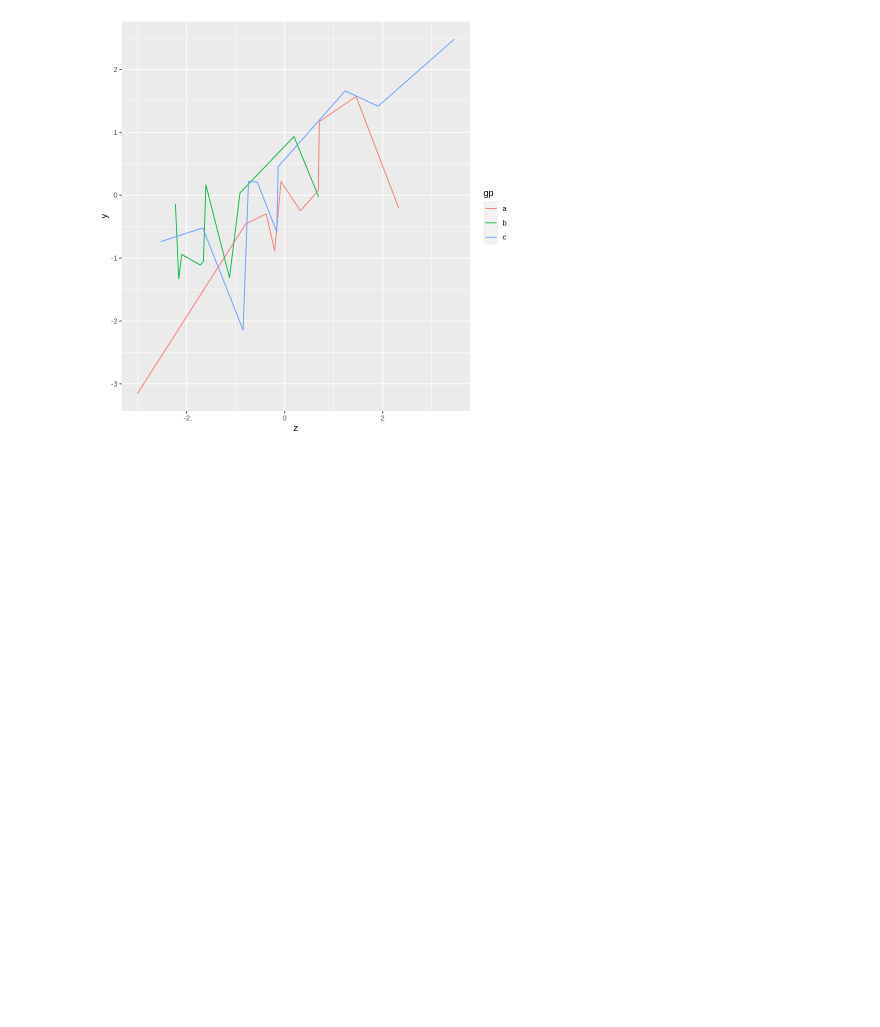
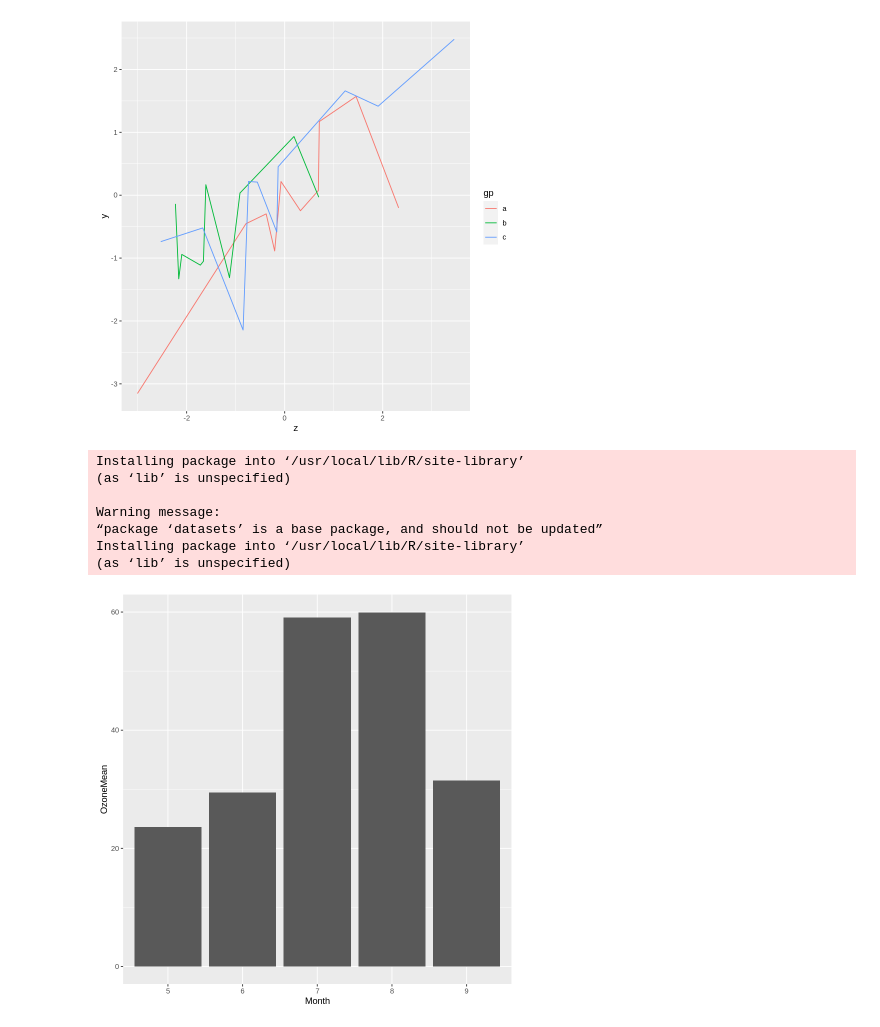
Before and after one commit to della0418/bigdata, a Jupyter notebook: 0420期中考.ipynb, the cells around one changed output. Cells and saved outputs as stored; diff of their text form; code cells hidden in the pictures; blank space fills up the shorter version.

```diff
--- a/0420期中考.ipynb
+++ b/0420期中考.ipynb
@@ -100,3 +100,22 @@ ggplot(NBA1617,aes(x=z,y=y,color=gp))+geom_line()
 # %% [output]
 [figure]
 [figure]
+# %%
+install.packages("datasets")
+install.packages("data.table")
+
+library(datasets)
+library(data.table)
+airquality$Month<-as.factor(airquality$Month)
+airquality.mean<-data.table(airquality)[,.(OzoneMean=mean(Ozone,na.rm = T)),by=Month]
+ggplot()+geom_bar(data=airquality.mean,aes(x=Month,y=OzoneMean),
+         stat = "identity")
+# %% [output]
+Installing package into ‘/usr/local/lib/R/site-library’
+(as ‘lib’ is unspecified)
+
+Warning message:
+“package ‘datasets’ is a base package, and should not be updated”
+Installing package into ‘/usr/local/lib/R/site-library’
+(as ‘lib’ is unspecified)
+[figure, added]
```
